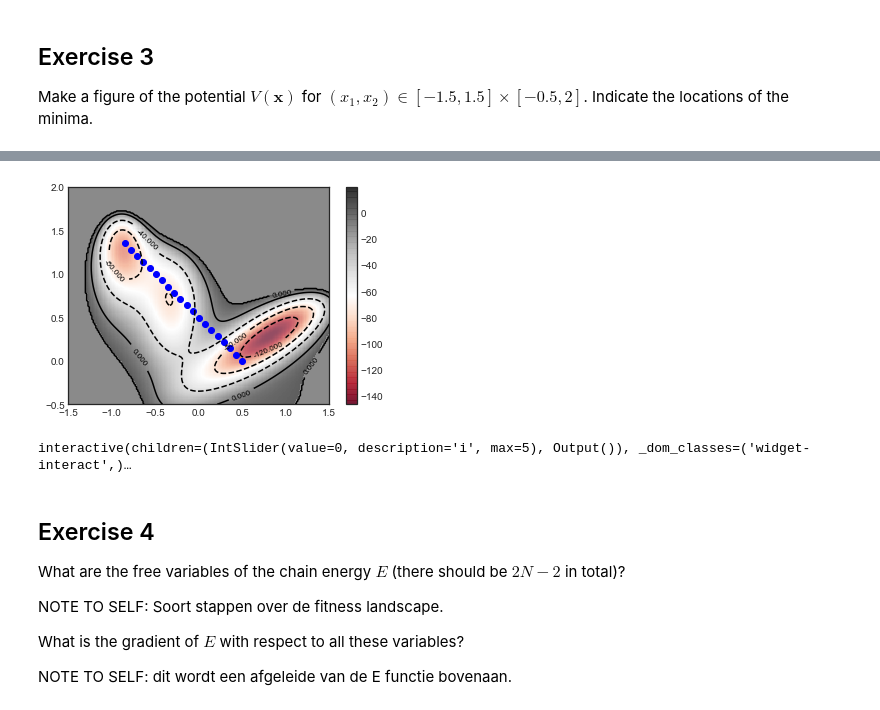
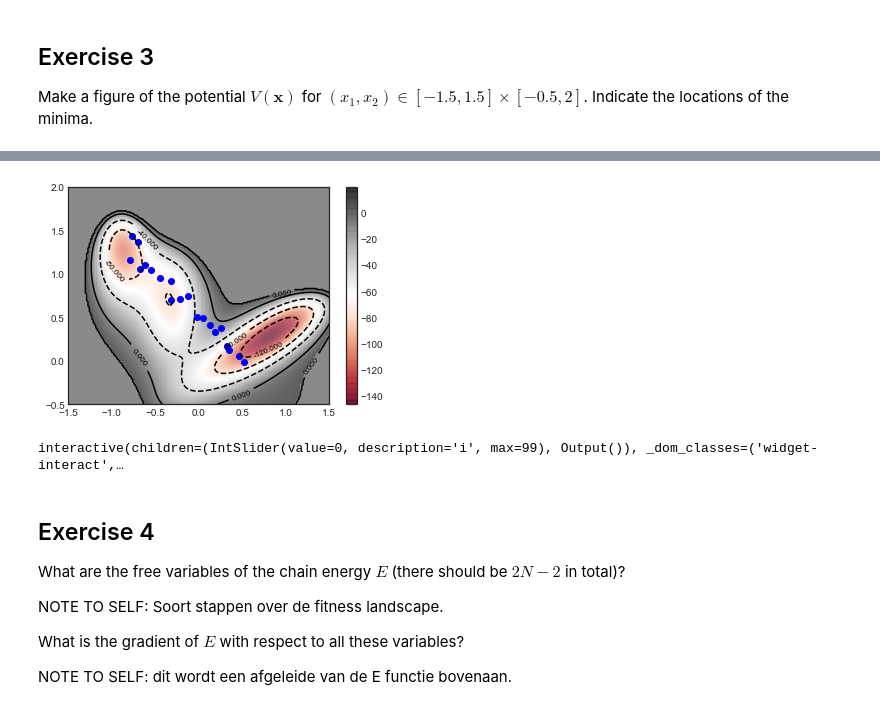
Before and after one commit to popoiopo/NumAlgoProject, a Jupyter notebook: Path_Project.ipynb, the cells around one changed output, grey strips where cells are left out. Cells and saved outputs as stored; diff of their text form; code cells hidden in the pictures.

```diff
--- a/Path_Project.ipynb
+++ b/Path_Project.ipynb
@@ -264,27 +329,40 @@ plt.show()
 # %%
 %matplotlib inline
 import matplotlib.pyplot as plt
 plt.style.use('seaborn-white')
 import numpy as np
 X = np.array(X)
 Y = np.array(Y)
 Z = np.array(Z)
 contours = plt.contour(X, Y, Z, 4, colors='black')
 plt.clabel(contours, inline=True, fontsize=8)
 
 plt.imshow(Z, extent=[np.min(X),np.max(X),np.min(Y),np.max(Y)], origin='lower',
            cmap='RdGy', alpha=0.7)
 plt.colorbar();
 
 xcoords = np.linspace(-0.85, 0.5, 20)
 ycoords = np.linspace(1.35, 0.0, 20)
-for i in range(len(xcoords)):
-    plt.scatter(xcoords[i],ycoords[i],c="b")
+
+# for i in range(len(xcoords)):
+#     plt.scatter(xcoords[i],ycoords[i],c="b")
+
+data["x"].append(xcoords)
+data["y"].append(ycoords)
+data = {"x":[], "y":[]}
+for i in range(100):
+    xcoords = [x+np.random.uniform(-0.1,0.1) for x in xcoords]
+    ycoords = [x+np.random.uniform(-0.1,0.1) for x in ycoords]
+    data["x"].append(xcoords)
+    data["y"].append(ycoords)
+
+for i in range(len(data["x"][0])):
+    plt.scatter(data["x"][0][i],data["y"][0][i],c="b")
 
 # plt.scatter(-0.85,1.35,c="b")
 # plt.scatter(1,0.5,c="b")
 # %% [output]
-[figure, old version]
+[figure, new version]
 # %%
 from ipywidgets import interact, interactive, fixed, interact_manual
 import ipywidgets as widgets
@@ -299,13 +377,14 @@ def showPlot(i=0):
     plt.imshow(Z, extent=[np.min(X),np.max(X),np.min(Y),np.max(Y)], origin='lower',
                cmap='RdGy', alpha=0.7)
     plt.colorbar();
-    plt.scatter(scatterlist[i][0],scatterlist[i][1])
+    for j in range(len(data["x"][i])):
+        plt.scatter(data["x"][i][j],data["y"][i][j],c="b")
 
 # for cll in coordListListList:
-y = interactive(showPlot, i=(0, len(scatterlist) - 1, 1))
+y = interactive(showPlot, i=(0, len(data["x"]) - 1, 1))
 display(y)
 # %% [output]
-interactive(children=(IntSlider(value=0, description='i', max=5), Output()), _dom_classes=('widget-interact',)…
+interactive(children=(IntSlider(value=0, description='i', max=99), Output()), _dom_classes=('widget-interact',…
 # %% [markdown]
 ## Exercise 4
 What are the free variables of the chain energy $E$  (there should be $2N-2$ in total)?
```
Also changed, not shown: parts of 2 cells of this notebook.
